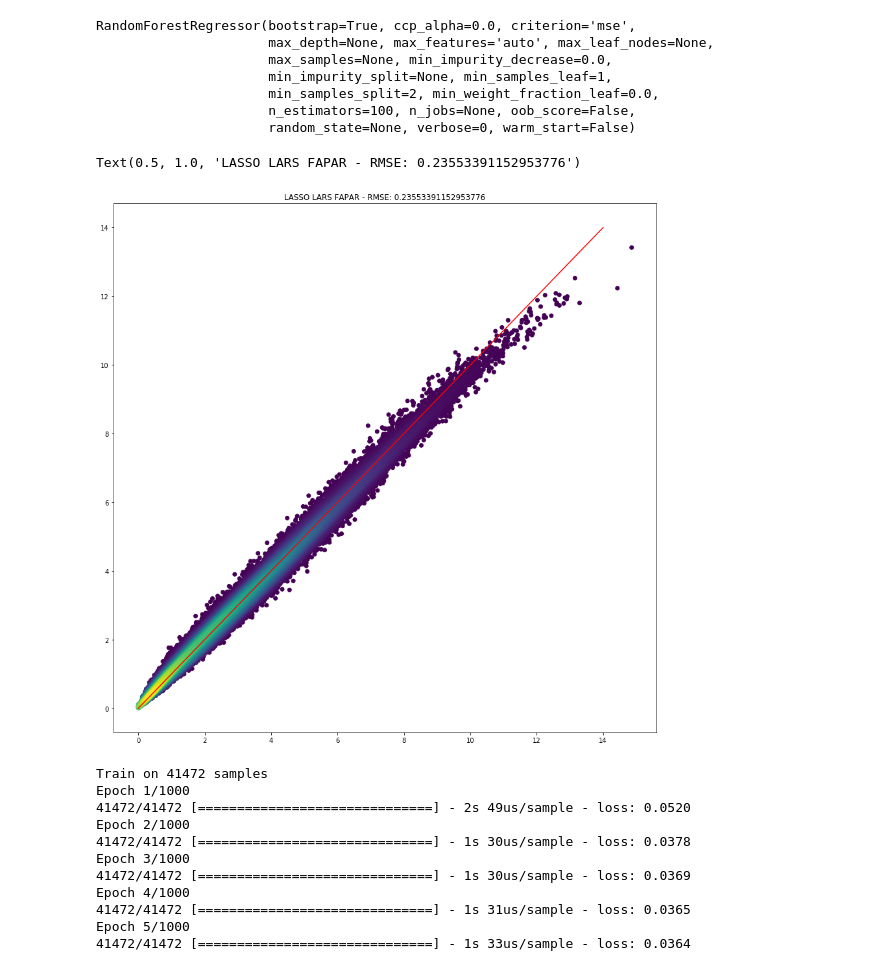
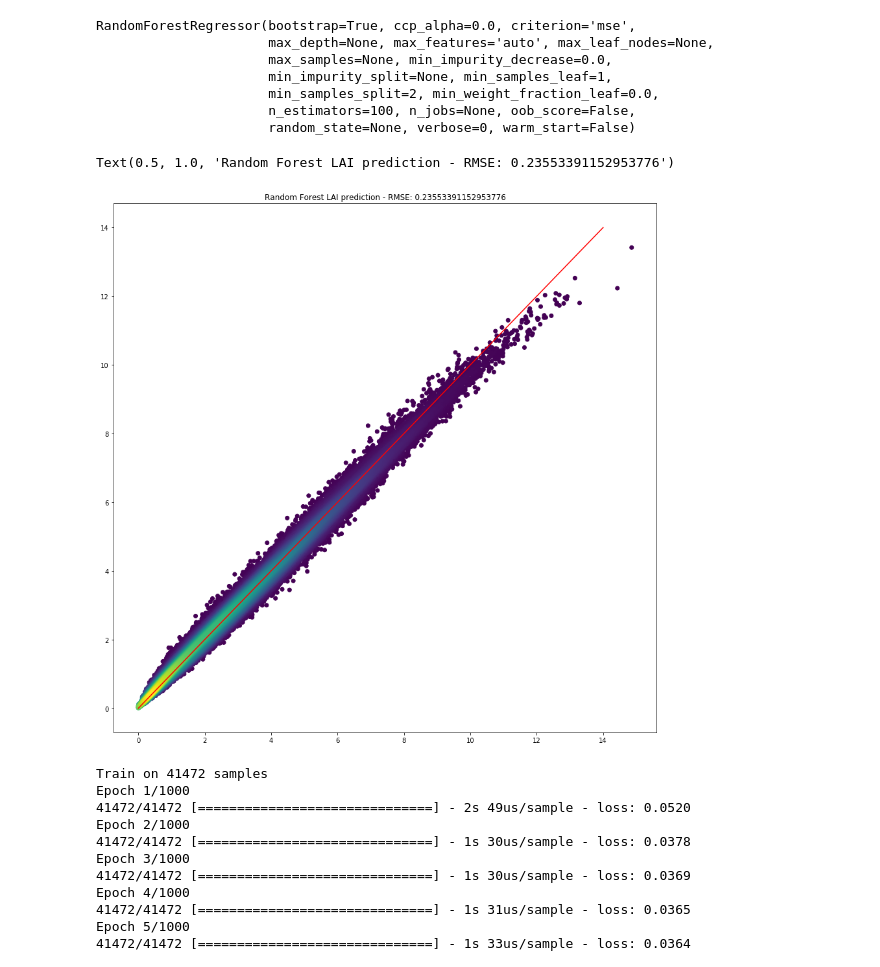
Before and after one commit to h39s/ALR_Earth_Engine, a Jupyter notebook: ALR_single_image.ipynb, the cells around one changed output. Cells and saved outputs as stored; diff of their text form; code cells hidden in the pictures.

```diff
--- a/ALR_single_image.ipynb
+++ b/ALR_single_image.ipynb
@@ -226,14 +222,21 @@ z_tf_LAI = z_tf_LAI[idx_tf_LAI]
+# %%
+density_data_rf = stats.gaussian_kde(stacked_data_rf)(stacked_data_rf)
+# %%
+density_sort_order_rf = density_data_rf.argsort()
+x_rf = outputs[density_sort_order_rf]
+y_rf = rf_predictions[density_sort_order_rf]
+c_rf = density_data_rf[density_sort_order_rf]
 # %%
-rmse_tf_LAI = metrics.mean_squared_error(x_tf_LAI, y_tf_LAI, squared=False)
+rmse_rf = metrics.mean_squared_error(x_rf, y_rf, squared=False)
+# %%
+ideal_predictor_rf = numpy.linspace(0, 14, 1000)
 # %%
-a_tf_LAI = numpy.linspace(0, 14, 1000)
+fig_rf, ax_rf = plt.subplots(1, 1, figsize=(15,15))
 
-fig, ax = plt.subplots(1, 1, figsize=(15,15))
-
-ax.scatter(x_tf_LAI, y_tf_LAI, c=z_tf_LAI)
-ax.plot(a_tf_LAI, a_tf_LAI, c='r')
-ax.set_title('LASSO LARS FAPAR - RMSE: {}'.format(rmse_tf_LAI))
+ax_rf.scatter(x_rf, y_rf, c=c_rf)
+ax_rf.plot(ideal_predictor_rf, ideal_predictor_rf, c='r')
+ax_rf.set_title(("Random Forest "+output_var+" prediction - RMSE: {}").format(rmse_rf))
 # %% [output]
-Text(0.5, 1.0, 'LASSO LARS FAPAR - RMSE: 0.23553391152953776')
+Text(0.5, 1.0, 'Random Forest LAI prediction - RMSE: 0.23553391152953776')
-[figure, old version]
+[figure, new version]
 # %%
```
Also changed, not shown: parts of 36 cells of this notebook.
